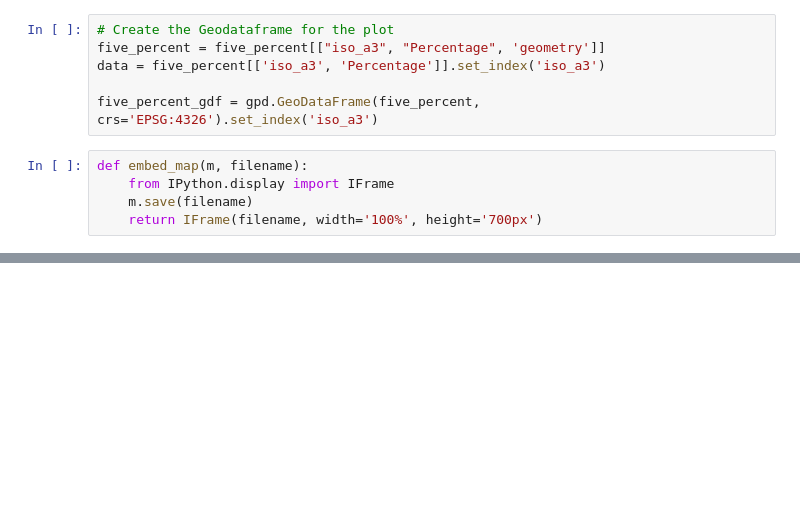
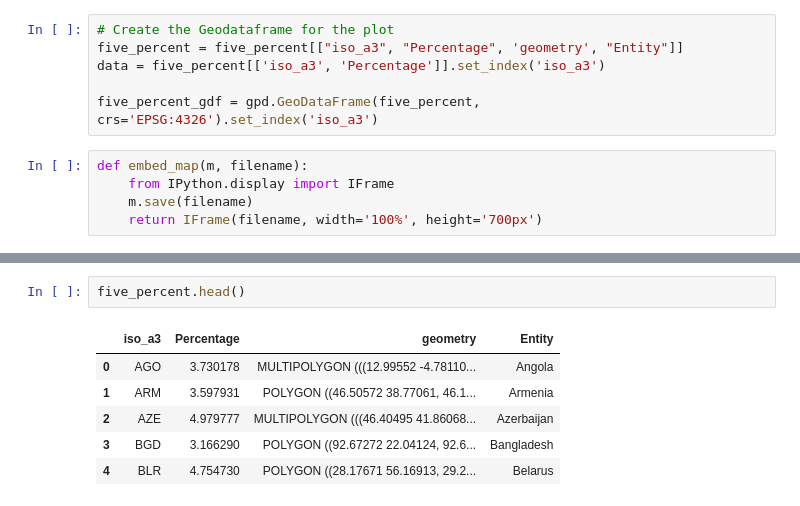
Before and after one commit to abhijeetknayak/Utilities, a Jupyter notebook: Data-Science/Country-Data/country-data-analysis.ipynb, the cells around one changed output, grey strips where cells are left out. Saved outputs shown, nothing was run; the diff lists cells and outputs as text; blank space fills up the shorter version.

```diff
--- a/Data-Science/Country-Data/country-data-analysis.ipynb
+++ b/Data-Science/Country-Data/country-data-analysis.ipynb
@@ -448,7 +448,7 @@ five_percent.head()
 | 4 | Belarus | BLR | 2011 | 9415000.0 | NaN | 17166.695643 | 816.230045 | 4.754730 | 9549747 | ... |
 # %%
 # Create the Geodataframe for the plot
-five_percent = five_percent[["iso_a3", "Percentage", 'geometry']]
+five_percent = five_percent[["iso_a3", "Percentage", 'geometry', "Entity"]]
 data = five_percent[['iso_a3', 'Percentage']].set_index('iso_a3')
 
 five_percent_gdf = gpd.GeoDataFrame(five_percent, crs='EPSG:4326').set_index('iso_a3')
@@ -468,3 +468,12 @@ Choropleth(geo_data=five_percent_gdf.__geo_interface__,
 embed_map(m, 'five_percent_healthcare.html')
 # %% [output]
 [interactive output not drawn]
+# %%
+five_percent.head()
+# %% [output]
+|  | iso_a3 | Percentage | geometry | Entity |
+| 0 | AGO | 3.730178 | MULTIPOLYGON (((12.99552 -4.78110... | Angola |
+| 1 | ARM | 3.597931 | POLYGON ((46.50572 38.77061, 46.1... | Armenia |
+| 2 | AZE | 4.979777 | MULTIPOLYGON (((46.40495 41.86068... | Azerbaijan |
+| 3 | BGD | 3.166290 | POLYGON ((92.67272 22.04124, 92.6... | Bangladesh |
+| 4 | BLR | 4.754730 | POLYGON ((28.17671 56.16913, 29.2... | Belarus |
```
Also changed, not shown: parts of 2 cells of this notebook, 1 other file.
